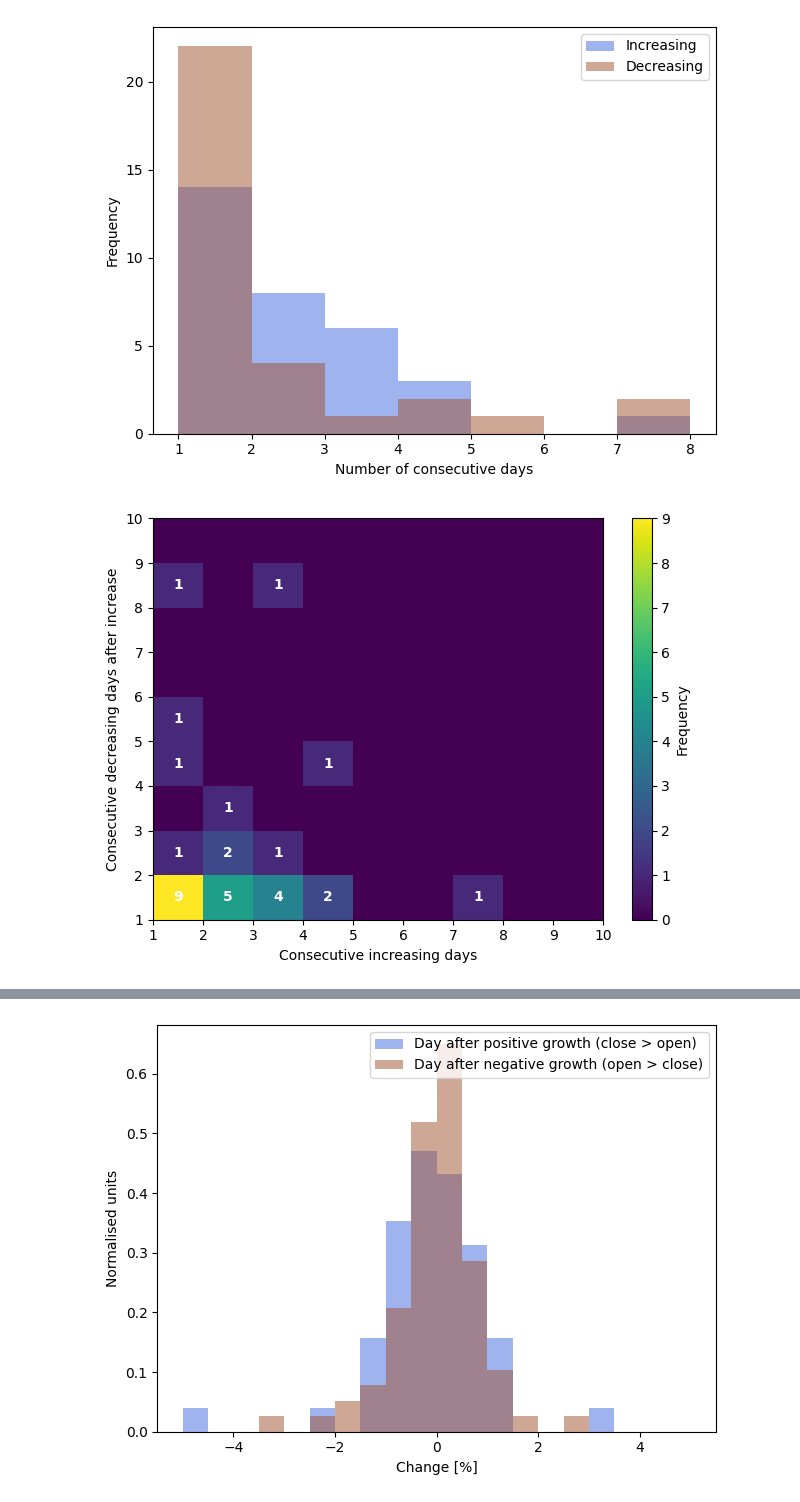
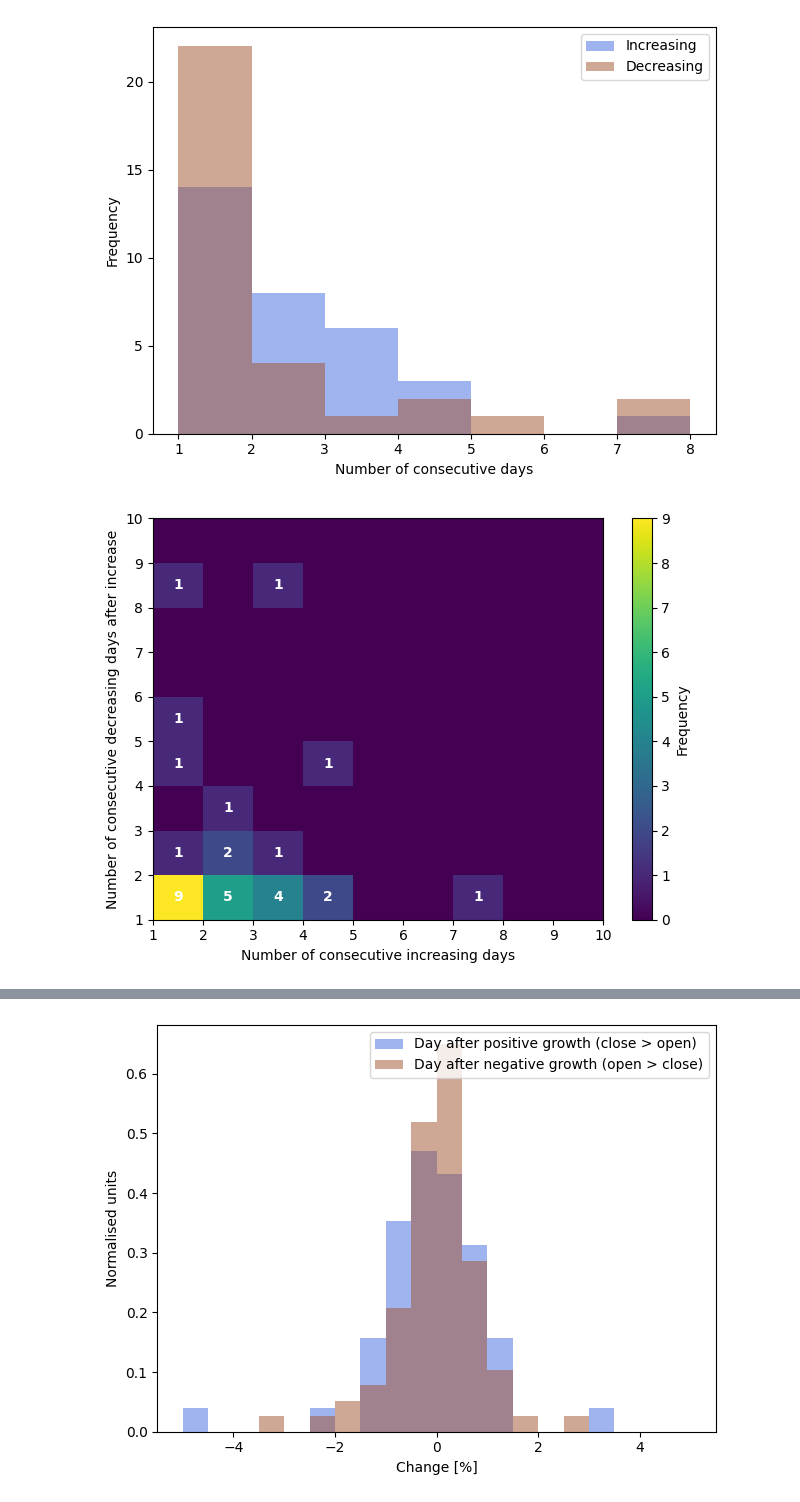
Before and after one commit to edting/historical-price-analysis, a Jupyter notebook: analysis.ipynb, the cells around one changed output, grey strips where cells are left out. Drawn from its saved outputs; the diff is of its cells as text; code cells hidden in the pictures.

```diff
--- a/analysis.ipynb
+++ b/analysis.ipynb
@@ -114,10 +114,14 @@ utils.save("consecutive_days", show=True)
 [figure]
 # %%
 # 2D histogram showing how many consecutive decreasing days occur immediately after each period of consecutive increases
-from importlib import reload
-reload(utils)
 flip_momentum = np.array(functions.flipMomentum(close_price))
-utils.plot_hist2d(flip_momentum, text=True)
+utils.plot_hist2d(flip_momentum,
+                  xlabel = "Number of consecutive increasing days",
+                  ylabel = "Number of consecutive decreasing days after increase",
+                  zlabel = "Frequency",
+                  text = True,
+                  range = [[1,10],[1,10]],
+                  bins = 9 )
 utils.save("flip_momentum", show=True)
 # %% [output]
-[figure, old version]
+[figure, new version]
```
Also changed, not shown: parts of 1 cell of this notebook, 2 other files.
